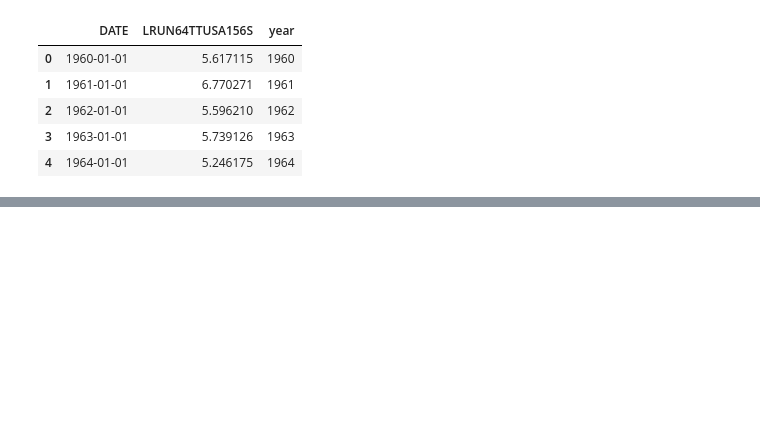
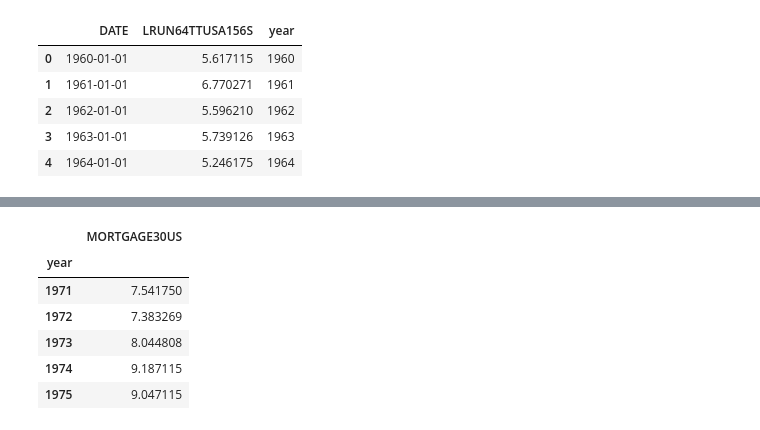
Before and after one commit to chrisoyer/thinkful_notes, a Jupyter notebook: Unit_2_supervised_learning/19/19.8_Regression_Challenge.ipynb, the cells around one changed output, grey strips where cells are left out. Saved outputs shown, nothing was run; the diff lists cells and outputs as text; code cells hidden in the pictures; blank space fills up the shorter version.

```diff
--- a/Unit_2_supervised_learning/19/19.8_Regression_Challenge.ipynb
+++ b/Unit_2_supervised_learning/19/19.8_Regression_Challenge.ipynb
@@ -247,0 +290,13 @@ X_weu = pd.concat([X, house_w_ue_df.LRUN64TTUSA156S])
+# %%
+#get annual interest rate average
+econ2_df["year"] = pd.to_datetime(econ2_df.DATE).dt.year
+econ_rates_df = econ2_df.groupby("year").mean()
+econ_rates_df.head()
+# %% [output]
+|  | MORTGAGE30US |
+| year |  |
+| 1971 | 7.541750 |
+| 1972 | 7.383269 |
+| 1973 | 8.044808 |
+| 1974 | 9.187115 |
+| 1975 | 9.047115 |
```
Also changed, not shown: parts of 17 cells of this notebook.
